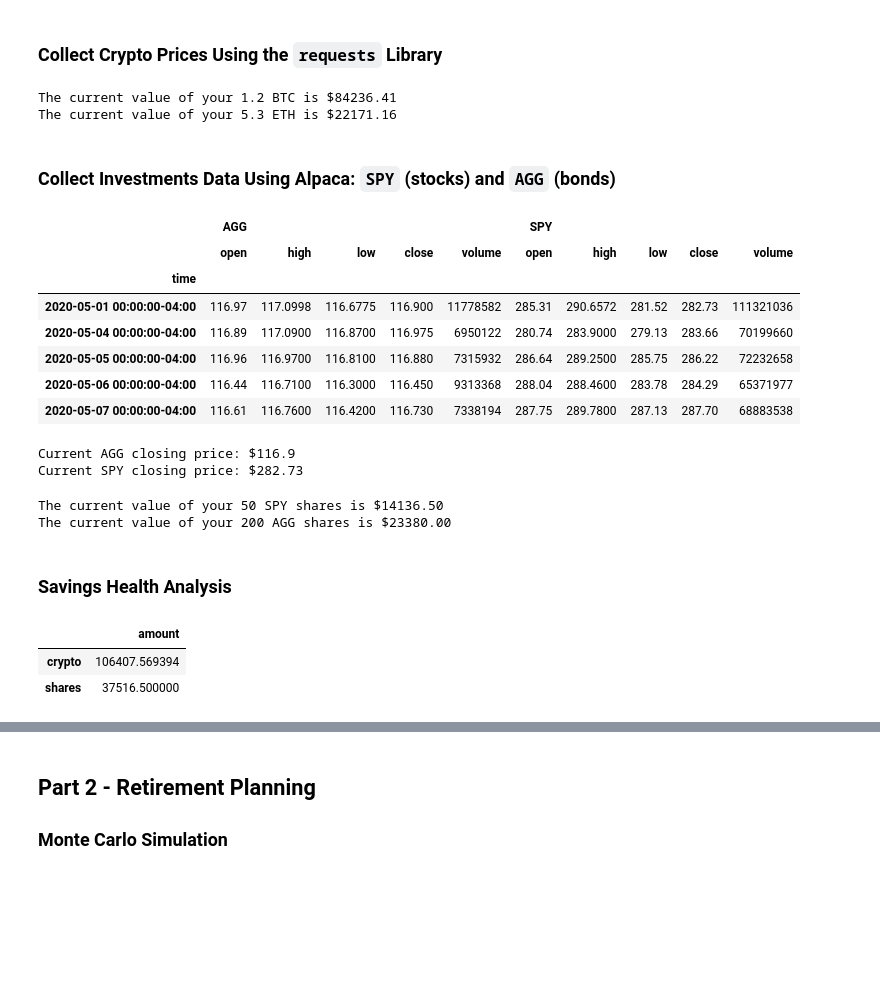
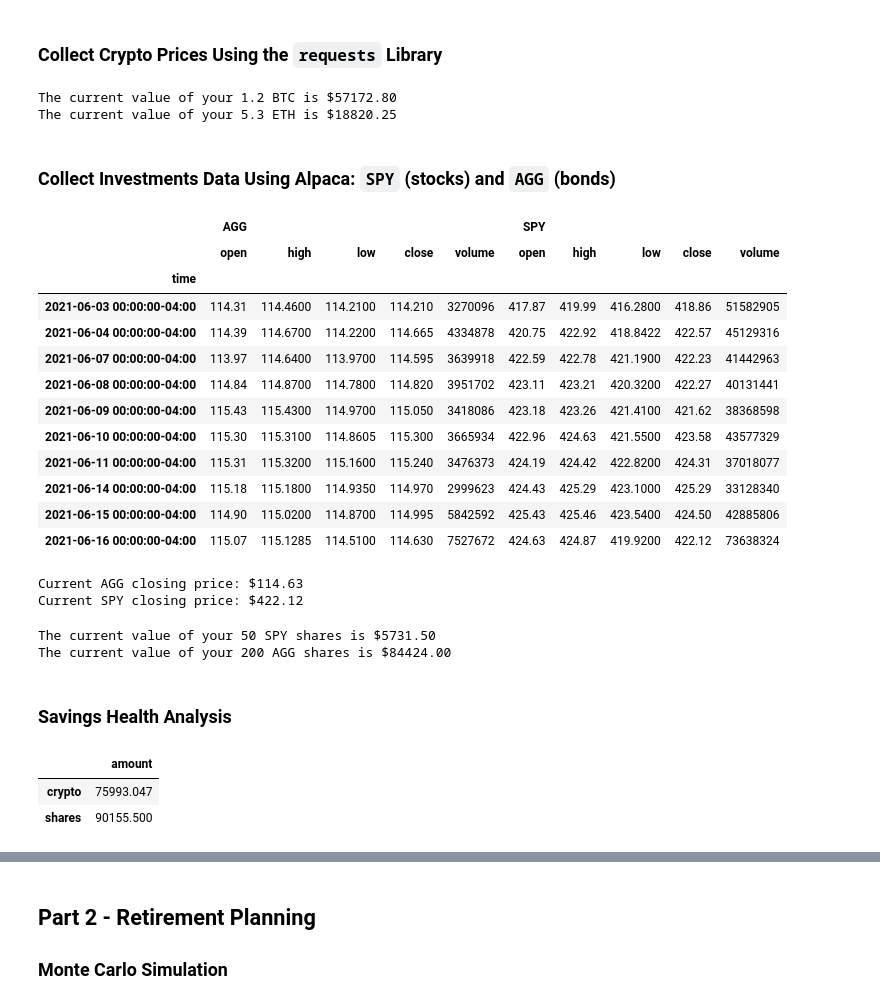
Before and after one commit to rmit-s3607407-Tony-Huang/Financial-Planning, a Jupyter notebook: financial-planner.ipynb, the cells around one changed output, grey strips where cells are left out. Saved outputs shown, nothing was run; the diff lists cells and outputs as text; code cells hidden in the pictures; blank space fills up the shorter version.

```diff
--- a/financial-planner.ipynb
+++ b/financial-planner.ipynb
@@ -28,20 +30,20 @@ btc_url = "https://api.alternative.me/v2/ticker/Bitcoin/?convert=CAD"
 eth_url = "https://api.alternative.me/v2/ticker/Ethereum/?convert=CAD"
 # %%
 # Fetch current BTC price
-# YOUR CODE HERE!
+btc_price = requests.get(btc_url).json()['data']['1']['quotes']['USD']['price']
 
 # Fetch current ETH price
-# YOUR CODE HERE!
+eth_price = requests.get(eth_url).json()['data']['1027']['quotes']['USD']['price']
 
 # Compute current value of my crpto
-# YOUR CODE HERE!
-
+my_btc_value = my_btc * btc_price
+my_eth_value = my_eth * eth_price
 # Print current crypto wallet balance
 print(f"The current value of your {my_btc} BTC is ${my_btc_value:0.2f}")
 print(f"The current value of your {my_eth} ETH is ${my_eth_value:0.2f}")
 # %% [output]
-The current value of your 1.2 BTC is $84236.41
-The current value of your 5.3 ETH is $22171.16
+The current value of your 1.2 BTC is $57172.80
+The current value of your 5.3 ETH is $18820.25
 # %% [markdown]
 ### Collect Investments Data Using Alpaca: `SPY` (stocks) and `AGG` (bonds)
 # %%
@@ -50,72 +52,90 @@ my_agg = 200
 my_spy = 50
 # %%
 # Set Alpaca API key and secret
-# YOUR CODE HERE!
-
+alpaca_api_key = os.getenv("ALPACA_API_KEY")
+alpaca_secret_key = os.getenv("ALPACA_SECRET_KEY")
+# print(alpaca_api_key, alpaca_secret_key)
 # Create the Alpaca API object
-# YOUR CODE HERE!
+alpaca = tradeapi.REST(
+    alpaca_api_key,
+    alpaca_secret_key,
+    api_version="v2")
 # %%
 # Format current date as ISO format
-# YOUR CODE HERE!
+start = pd.Timestamp("2019-07-14", tz="America/New_York").isoformat()
+end = pd.Timestamp("2021-06-16", tz="America/New_York").isoformat()
 
 # Set the tickers
 tickers = ["AGG", "SPY"]
 
 # Set timeframe to '1D' for Alpaca API
 timeframe = "1D"
 
 # Get current closing prices for SPY and AGG
 # (use a limit=1000 parameter to call the most recent 1000 days of data)
-# YOUR CODE HERE!
+df_portfolio_year = alpaca.get_barset(
+    tickers,
+    timeframe,
+    start = start,
+    end = end,
+    limit = 1000
+).df
 
 # Preview DataFrame
-# YOUR CODE HERE!
+df_portfolio_year.tail(10)
 # %% [output]
 |  | AGG |  |  |  |  | SPY |  |  |  |  |
 |  | open | high | low | close | volume | open | high | low | close | volume |
 | time |  |  |  |  |  |  |  |  |  |  |
-| 2020-05-01 00:00:00-04:00 | 116.97 | 117.0998 | 116.6775 | 116.900 | 11778582 | 285.31 | 290.6572 | 281.52 | 282.73 | 111321036 |
-| 2020-05-04 00:00:00-04:00 | 116.89 | 117.0900 | 116.8700 | 116.975 | 6950122 | 280.74 | 283.9000 | 279.13 | 283.66 | 70199660 |
-| 2020-05-05 00:00:00-04:00 | 116.96 | 116.9700 | 116.8100 | 116.880 | 7315932 | 286.64 | 289.2500 | 285.75 | 286.22 | 72232658 |
-| 2020-05-06 00:00:00-04:00 | 116.44 | 116.7100 | 116.3000 | 116.450 | 9313368 | 288.04 | 288.4600 | 283.78 | 284.29 | 65371977 |
-| 2020-05-07 00:00:00-04:00 | 116.61 | 116.7600 | 116.4200 | 116.730 | 7338194 | 287.75 | 289.7800 | 287.13 | 287.70 | 68883538 |
+| 2021-06-03 00:00:00-04:00 | 114.31 | 114.4600 | 114.2100 | 114.210 | 3270096 | 417.87 | 419.99 | 416.2800 | 418.86 | 51582905 |
+| 2021-06-04 00:00:00-04:00 | 114.39 | 114.6700 | 114.2200 | 114.665 | 4334878 | 420.75 | 422.92 | 418.8422 | 422.57 | 45129316 |
+| 2021-06-07 00:00:00-04:00 | 113.97 | 114.6400 | 113.9700 | 114.595 | 3639918 | 422.59 | 422.78 | 421.1900 | 422.23 | 41442963 |
+| 2021-06-08 00:00:00-04:00 | 114.84 | 114.8700 | 114.7800 | 114.820 | 3951702 | 423.11 | 423.21 | 420.3200 | 422.27 | 40131441 |
+| 2021-06-09 00:00:00-04:00 | 115.43 | 115.4300 | 114.9700 | 115.050 | 3418086 | 423.18 | 423.26 | 421.4100 | 421.62 | 38368598 |
+| 2021-06-10 00:00:00-04:00 | 115.30 | 115.3100 | 114.8605 | 115.300 | 3665934 | 422.96 | 424.63 | 421.5500 | 423.58 | 43577329 |
+| 2021-06-11 00:00:00-04:00 | 115.31 | 115.3200 | 115.1600 | 115.240 | 3476373 | 424.19 | 424.42 | 422.8200 | 424.31 | 37018077 |
+| 2021-06-14 00:00:00-04:00 | 115.18 | 115.1800 | 114.9350 | 114.970 | 2999623 | 424.43 | 425.29 | 423.1000 | 425.29 | 33128340 |
+| 2021-06-15 00:00:00-04:00 | 114.90 | 115.0200 | 114.8700 | 114.995 | 5842592 | 425.43 | 425.46 | 423.5400 | 424.50 | 42885806 |
+| 2021-06-16 00:00:00-04:00 | 115.07 | 115.1285 | 114.5100 | 114.630 | 7527672 | 424.63 | 424.87 | 419.9200 | 422.12 | 73638324 |
 # %%
 # Pick AGG and SPY close prices
-# YOUR CODE HERE!
-
+agg_close_price = df_portfolio_year['AGG']['close'].iloc[-1]
+spy_close_price = df_portfolio_year['SPY']['close'].iloc[-1]
 # Print AGG and SPY close prices
 print(f"Current AGG closing price: ${agg_close_price}")
 print(f"Current SPY closing price: ${spy_close_price}")
 # %% [output]
-Current AGG closing price: $116.9
-Current SPY closing price: $282.73
+Current AGG closing price: $114.63
+Current SPY closing price: $422.12
 # %%
 # Compute the current value of shares
-# YOUR CODE HERE!
+my_spy_value = my_spy * agg_close_price
+my_agg_value = my_agg * spy_close_price
 
 # Print current value of shares
 print(f"The current value of your {my_spy} SPY shares is ${my_spy_value:0.2f}")
 print(f"The current value of your {my_agg} AGG shares is ${my_agg_value:0.2f}")
 # %% [output]
-The current value of your 50 SPY shares is $14136.50
-The current value of your 200 AGG shares is $23380.00
+The current value of your 50 SPY shares is $5731.50
+The current value of your 200 AGG shares is $84424.00
 # %% [markdown]
 ### Savings Health Analysis
 # %%
 # Set monthly household income
-# YOUR CODE HERE!
+monthly_income = 12000
 
 # Consolidate financial assets data
-# YOUR CODE HERE!
-
+crypto_amount = my_btc_value + my_eth_value
+shares_amount = my_spy_value + my_agg_value
 # Create savings DataFrame
-# YOUR CODE HERE!
+df_savings = pd.DataFrame({"amount" : [crypto_amount, shares_amount]}, index = ["crypto", "shares"])
+# df_savings
 
 # Display savings DataFrame
 display(df_savings)
 # %% [output]
 |  | amount |
-| crypto | 106407.569394 |
-| shares | 37516.500000 |
+| crypto | 75993.047 |
+| shares | 90155.500 |
 # %%
 # Plot savings pie chart
```
Also changed, not shown: parts of 17 cells of this notebook.
